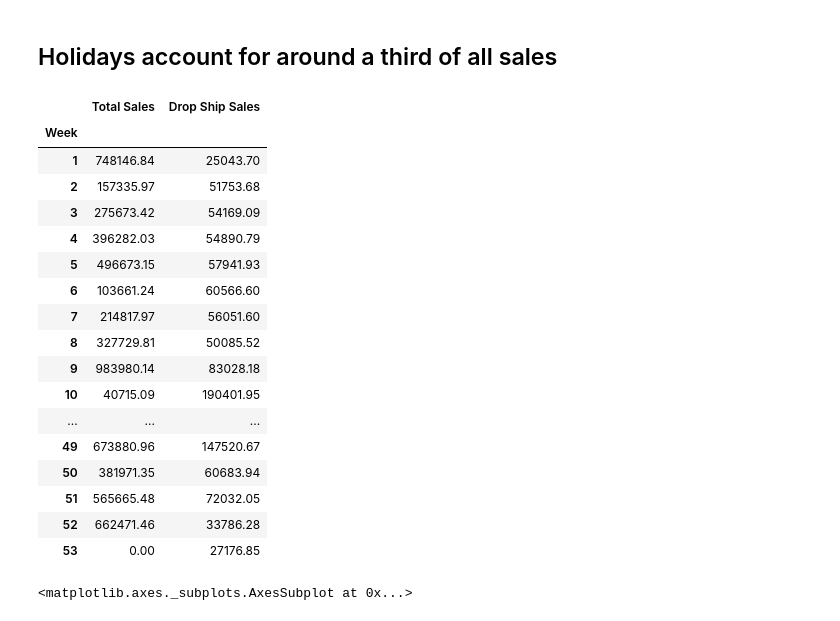
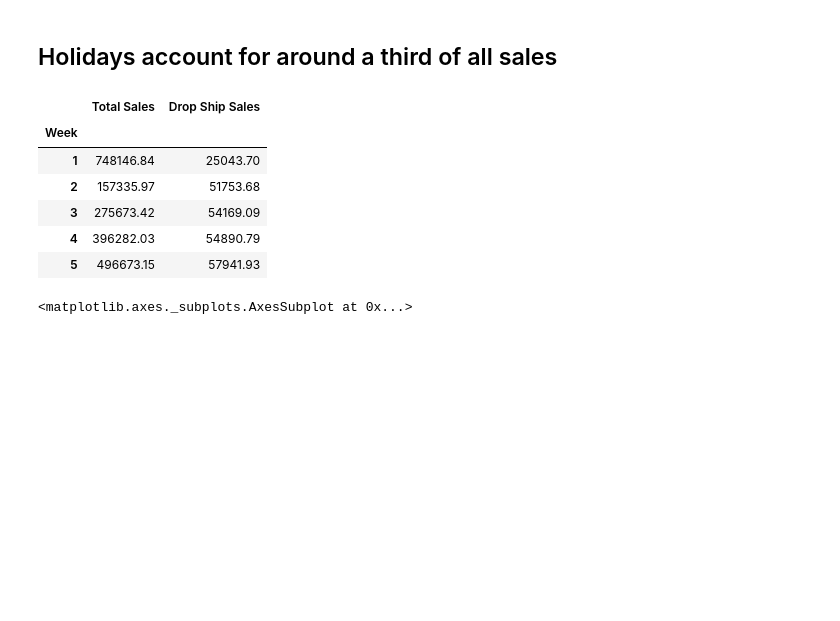
Before and after one commit to hjeffreywang/Amazon-Sales-Analysis, a Jupyter notebook: Data_exploration_transformation.ipynb, the cells around one changed output. Cells and saved outputs as stored; diff of their text form; code cells hidden in the pictures; blank space fills up the shorter version.

```diff
--- a/Data_exploration_transformation.ipynb
+++ b/Data_exploration_transformation.ipynb
@@ -221,26 +208,15 @@ holiday_sales_tot/Total_sales
 ## Holidays account for around a third of all sales
 # %%
 weekly=df.groupby(['Week']).sum()[['Total Sales', 'Drop Ship Sales']]
-weekly
+weekly.head()
 # %% [output]
 |  | Total Sales | Drop Ship Sales |
 | Week |  |  |
 | 1 | 748146.84 | 25043.70 |
 | 2 | 157335.97 | 51753.68 |
 | 3 | 275673.42 | 54169.09 |
 | 4 | 396282.03 | 54890.79 |
 | 5 | 496673.15 | 57941.93 |
-| 6 | 103661.24 | 60566.60 |
-| 7 | 214817.97 | 56051.60 |
-| 8 | 327729.81 | 50085.52 |
-| 9 | 983980.14 | 83028.18 |
-| 10 | 40715.09 | 190401.95 |
-| ... | ... | ... |
-| 49 | 673880.96 | 147520.67 |
-| 50 | 381971.35 | 60683.94 |
-| 51 | 565665.48 | 72032.05 |
-| 52 | 662471.46 | 33786.28 |
-| 53 | 0.00 | 27176.85 |
 # %%
 weekly.plot.area(y='Total Sales')
 # %% [output]
```
Also changed, not shown: parts of 6 cells of this notebook.
